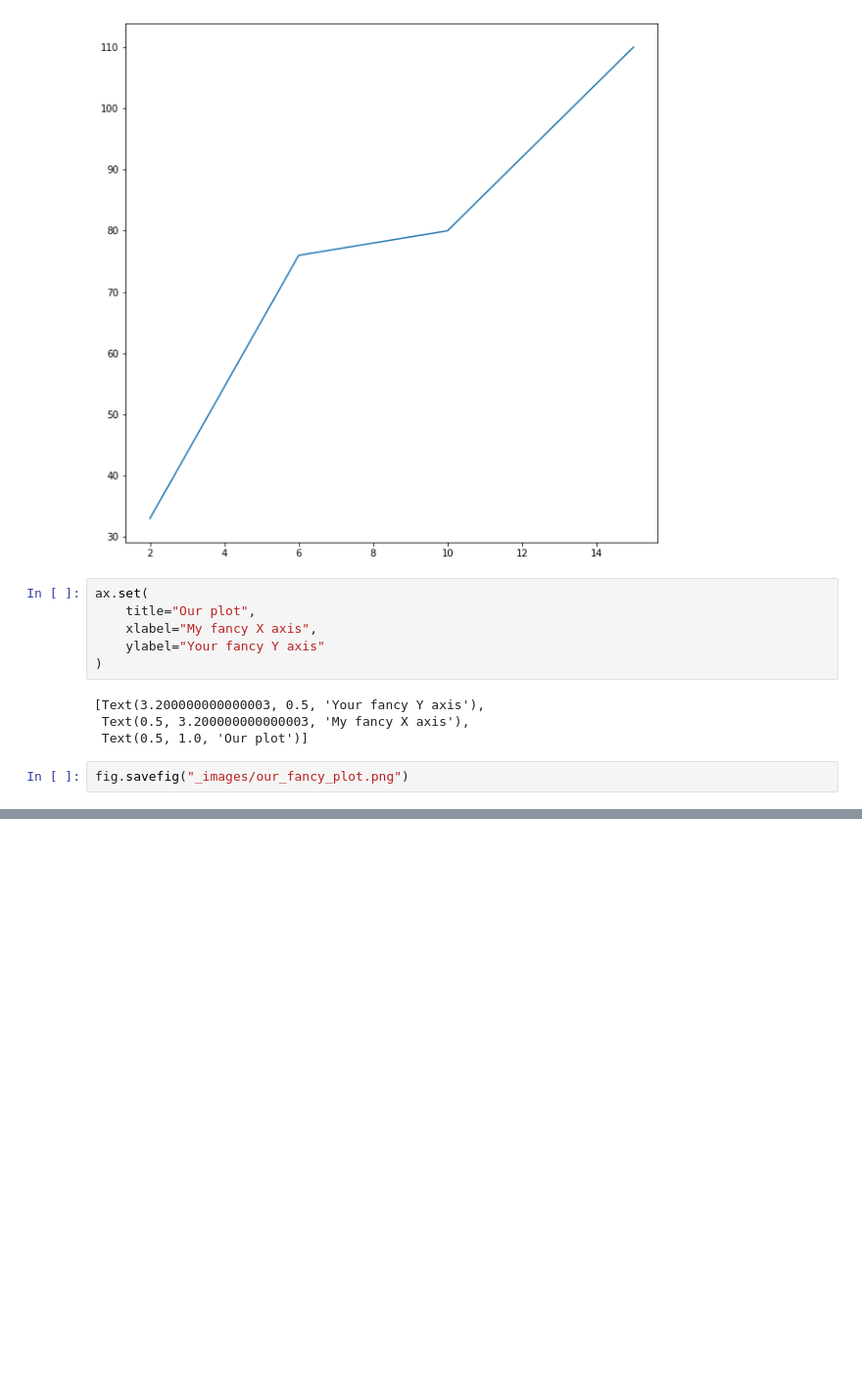
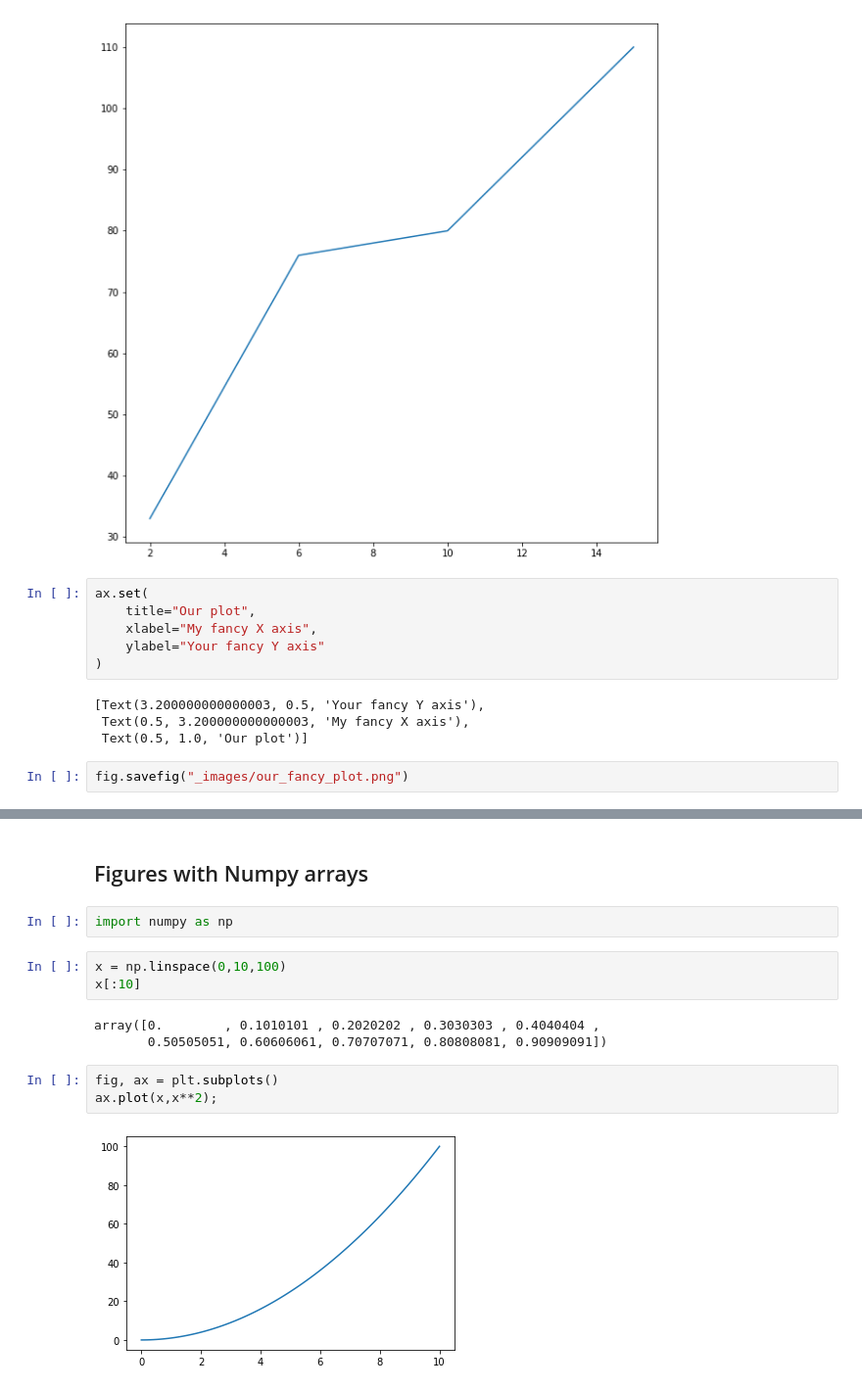
Before and after one commit to alexanderluna/python, a Jupyter notebook: Jupyter/001_data_science_setup/013 (Matplotlib) Anatomy of Matplotlib.ipynb, the cells around one changed output, grey strips where cells are left out. Shown: that part at 98% size. Saved outputs shown, nothing was run; the diff lists cells and outputs as text; blank space fills up the shorter version.

Commit message:
Update: creating line, scatter and bar plots with numpy

```diff
--- a/Jupyter/001_data_science_setup/013 (Matplotlib) Anatomy of Matplotlib.ipynb
+++ b/Jupyter/001_data_science_setup/013 (Matplotlib) Anatomy of Matplotlib.ipynb
@@ -32,3 +32,18 @@ ax.set(
 fig.savefig("_images/our_fancy_plot.png")
 # %% [markdown]
 <img src="_images/our_fancy_plot.png" />
+# %% [markdown]
+## Figures with Numpy arrays
+# %%
+import numpy as np
+# %%
+x = np.linspace(0,10,100)
+x[:10]
+# %% [output]
+array([0.        , 0.1010101 , 0.2020202 , 0.3030303 , 0.4040404 ,
+       0.50505051, 0.60606061, 0.70707071, 0.80808081, 0.90909091])
+# %%
+fig, ax = plt.subplots()
+ax.plot(x,x**2);
+# %% [output]
+[figure, added]
```
Also changed, not shown: parts of 3 cells of this notebook.
